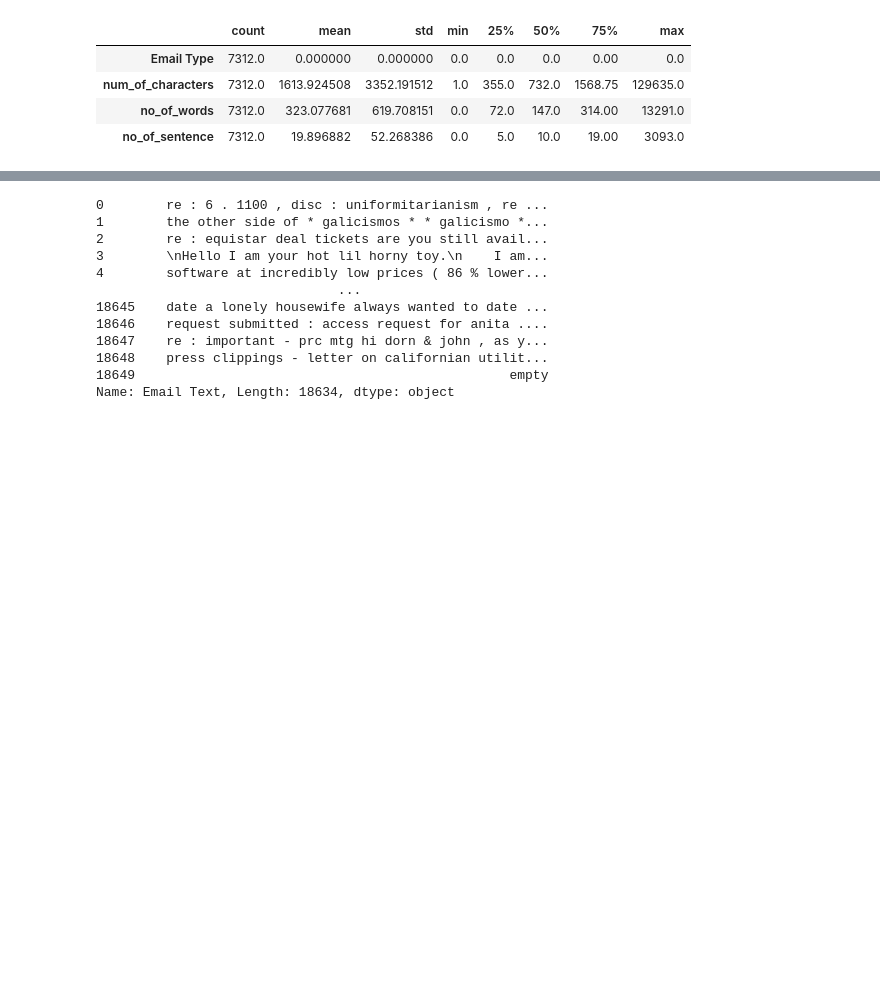
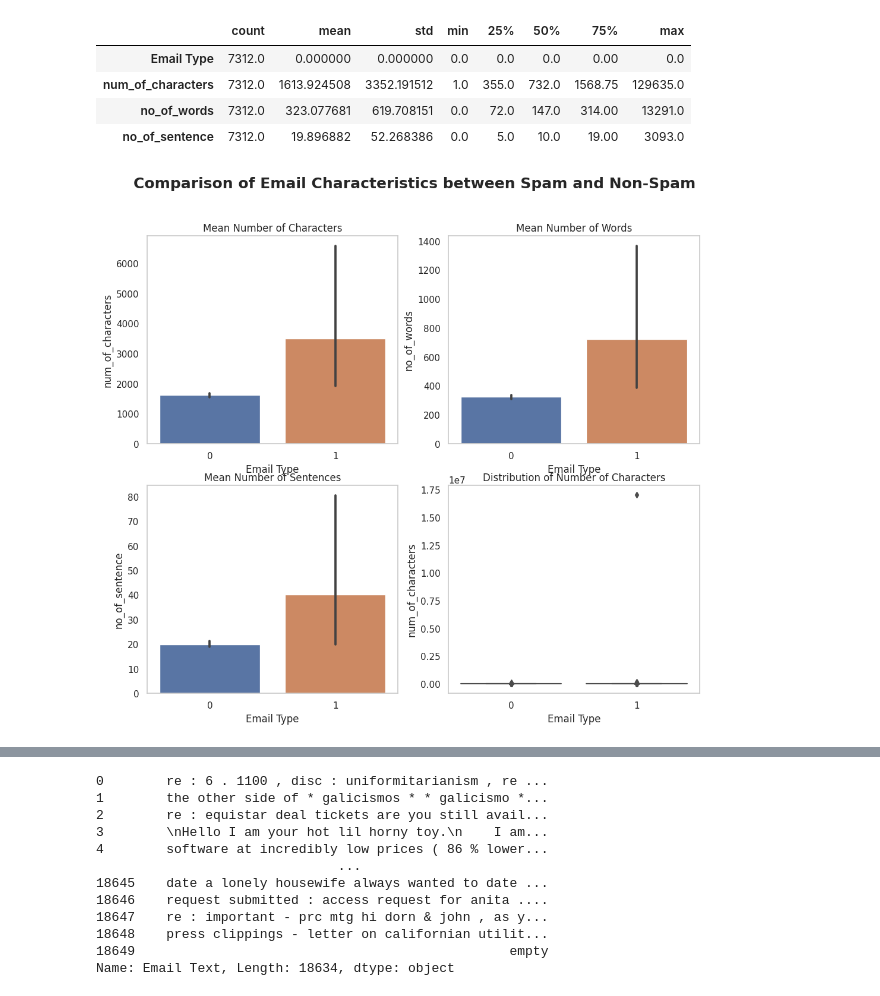
Before and after one commit to HarikrishnanK9/DataSymphony, a Jupyter notebook: NLP_Spam_Email_Detection.ipynb, the cells around one changed output, grey strips where cells are left out. Cells and saved outputs as stored; diff of their text form; code cells hidden in the pictures; blank space fills up the shorter version.

```diff
--- a/NLP_Spam_Email_Detection.ipynb
+++ b/NLP_Spam_Email_Detection.ipynb
@@ -139,29 +141,29 @@ df[df['Email Type']==0].describe().T
 | no_of_words | 7312.0 | 323.077681 | 619.708151 | 0.0 | 72.0 | 147.0 | 314.00 | 13291.0 |
 | no_of_sentence | 7312.0 | 19.896882 | 52.268386 | 0.0 | 5.0 | 10.0 | 19.00 | 3093.0 |
 # %%
-# import seaborn as sns
-# import matplotlib.pyplot as plt
 
-# sns.set_palette("Set2")
-# sns.set(style='whitegrid')
+sns.set_palette("Set2")
+sns.set(style='whitegrid')
 
-# fig, axes = plt.subplots(nrows=2, ncols=2, figsize=(12, 10))
+fig, axes = plt.subplots(nrows=2, ncols=2, figsize=(12, 10))
 
-# sns.barplot(x='Email Text', y='num_of_characters', data=df, ax=axes[0, 0])
-# # axes[0, 0].set_title('Mean Number of Characters')
+sns.barplot(x='Email Type', y='num_of_characters', data=df, ax=axes[0, 0])
+axes[0, 0].set_title('Mean Number of Characters')
 
-# sns.barplot(x='Email Text', y='no_of_words', data=df, ax=axes[0, 1])
-# # axes[0, 1].set_title('Mean Number of Words')
+sns.barplot(x='Email Type', y='no_of_words', data=df, ax=axes[0, 1])
+axes[0, 1].set_title('Mean Number of Words')
 
-# sns.barplot(x='Email Text', y='no_of_sentence', data=df, ax=axes[1, 0])
-# # axes[1, 0].set_title('Mean Number of Sentences')
+sns.barplot(x='Email Type', y='no_of_sentence', data=df, ax=axes[1, 0])
+axes[1, 0].set_title('Mean Number of Sentences')
 
-# sns.histplot(x='num_of_characters', data=df, ax=axes[1, 1], kde=True)
-# # axes[1, 1].set_title('Distribution of Number of Characters')
+sns.boxplot(x='Email Type',y='num_of_characters',data=df, ax=axes[1, 1])
+axes[1, 1].set_title('Distribution of Number of Characters')
 
-# # fig.suptitle('Comparison of Email Characteristics between Spam and Non-Spam', fontsize=18, weight='bold')
+fig.suptitle('Comparison of Email Characteristics between Spam and Non-Spam', fontsize=18, weight='bold')
 
-# for ax in axes.flatten():
-#     ax.grid(False)
+for ax in axes.flatten():
+    ax.grid(False)
 
-# plt.show()
+plt.show()
+# %% [output]
+[figure, added]
```
Also changed, not shown: parts of 5 cells of this notebook.
